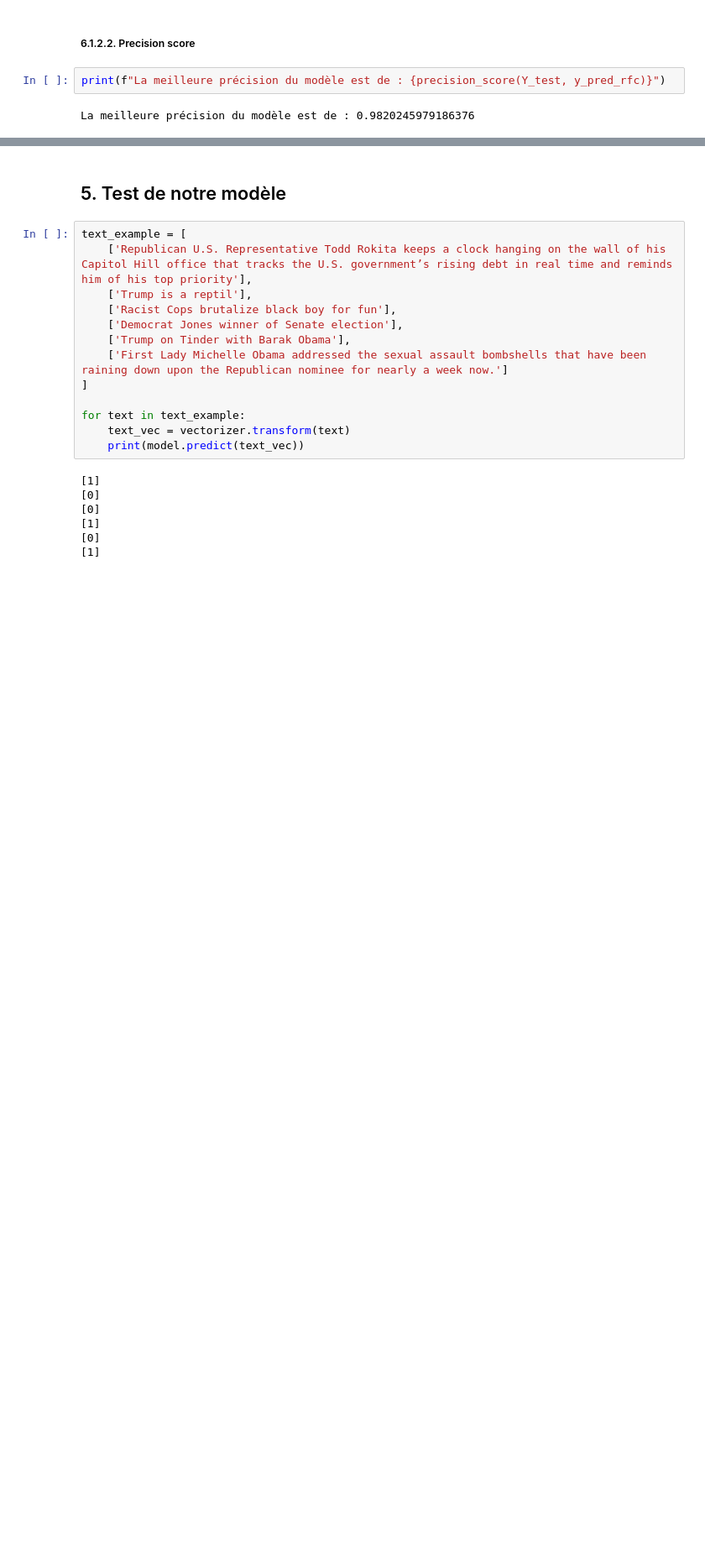
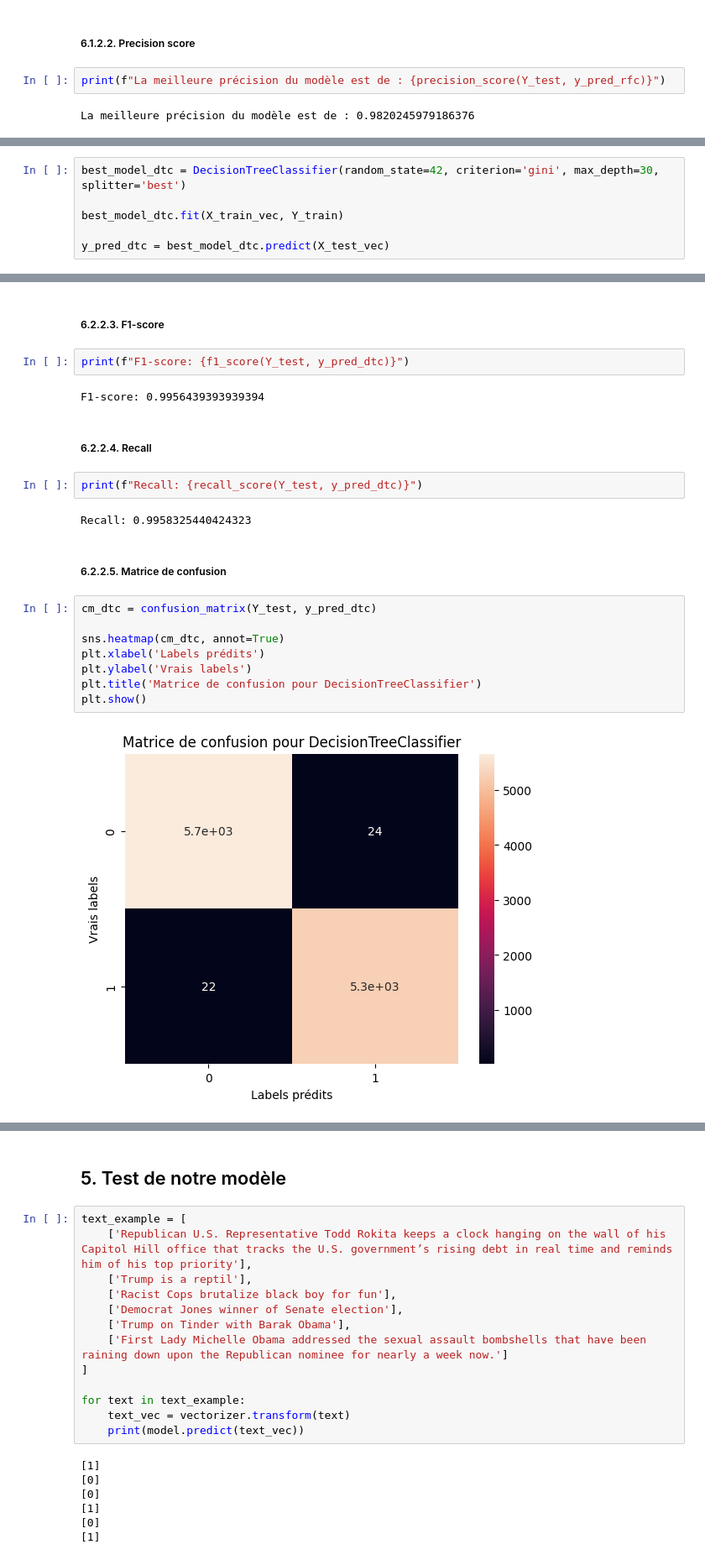
Before and after one commit to Gentlhug/projet-ia-fake-news, a Jupyter notebook: projet_ia_fake_news.ipynb, the cells around one changed output, grey strips where cells are left out. Shown: that part at 84% size. Saved outputs shown, nothing was run; the diff lists cells and outputs as text; blank space fills up the shorter version.

Commit message:
Update models eveluations

```diff
--- a/projet_ia_fake_news.ipynb
+++ b/projet_ia_fake_news.ipynb
@@ -374,0 +419,6 @@ La meilleure précision du modèle est de : 0.9820245979186376
+# %%
+best_model_dtc = DecisionTreeClassifier(random_state=42, criterion='gini', max_depth=30, splitter='best')
+
+best_model_dtc.fit(X_train_vec, Y_train)
+
+y_pred_dtc = best_model_dtc.predict(X_test_vec)
@@ -374,0 +439,24 @@ La meilleure précision du modèle est de : 0.9820245979186376
+# %% [markdown]
+##### 6.2.2.3. F1-score
+# %%
+print(f"F1-score: {f1_score(Y_test, y_pred_dtc)}")
+# %% [output]
+F1-score: 0.9956439393939394
+# %% [markdown]
+##### 6.2.2.4. Recall
+# %%
+print(f"Recall: {recall_score(Y_test, y_pred_dtc)}")
+# %% [output]
+Recall: 0.9958325440424323
+# %% [markdown]
+##### 6.2.2.5. Matrice de confusion
+# %%
+cm_dtc = confusion_matrix(Y_test, y_pred_dtc)
+
+sns.heatmap(cm_dtc, annot=True)
+plt.xlabel('Labels prédits')
+plt.ylabel('Vrais labels')
+plt.title('Matrice de confusion pour DecisionTreeClassifier')
+plt.show()
+# %% [output]
+[figure, added]
```
Also changed, not shown: parts of 33 cells of this notebook.
